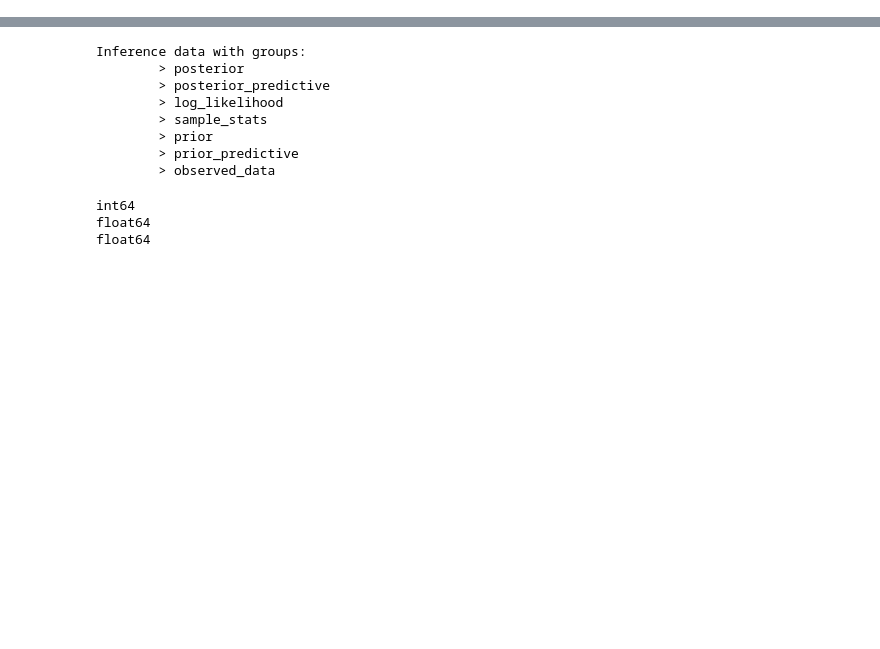
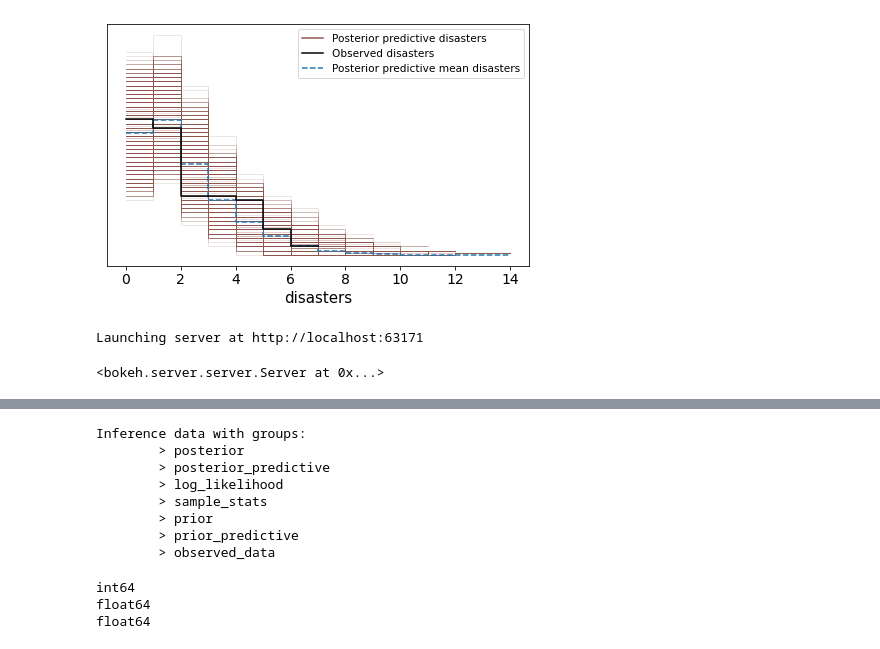
Before and after one commit to markmorrison95/Msc_Project, a Jupyter notebook: mining_disaster2.ipynb, the cells around one changed output, grey strips where cells are left out. Saved outputs shown, nothing was run; the diff lists cells and outputs as text; code cells hidden in the pictures; blank space fills up the shorter version.

```diff
--- a/mining_disaster2.ipynb
+++ b/mining_disaster2.ipynb
@@ -85,3 +85,7 @@ with disaster_model:
         posterior_predictive=posterior,
         trace=trace,
     )
+# %%
+pl = az.plot_ppc(pm_data, legend=True)
+# %% [output]
+[figure, added]
@@ -87,0 +107,7 @@ with disaster_model:
+# %%
+import panel as pn
+
+pn.serve(plot)
+# %% [output]
+Launching server at http://localhost:63171
+<bokeh.server.server.Server at 0x...>
```
Also changed, not shown: parts of 14 cells of this notebook, 1 other file.
